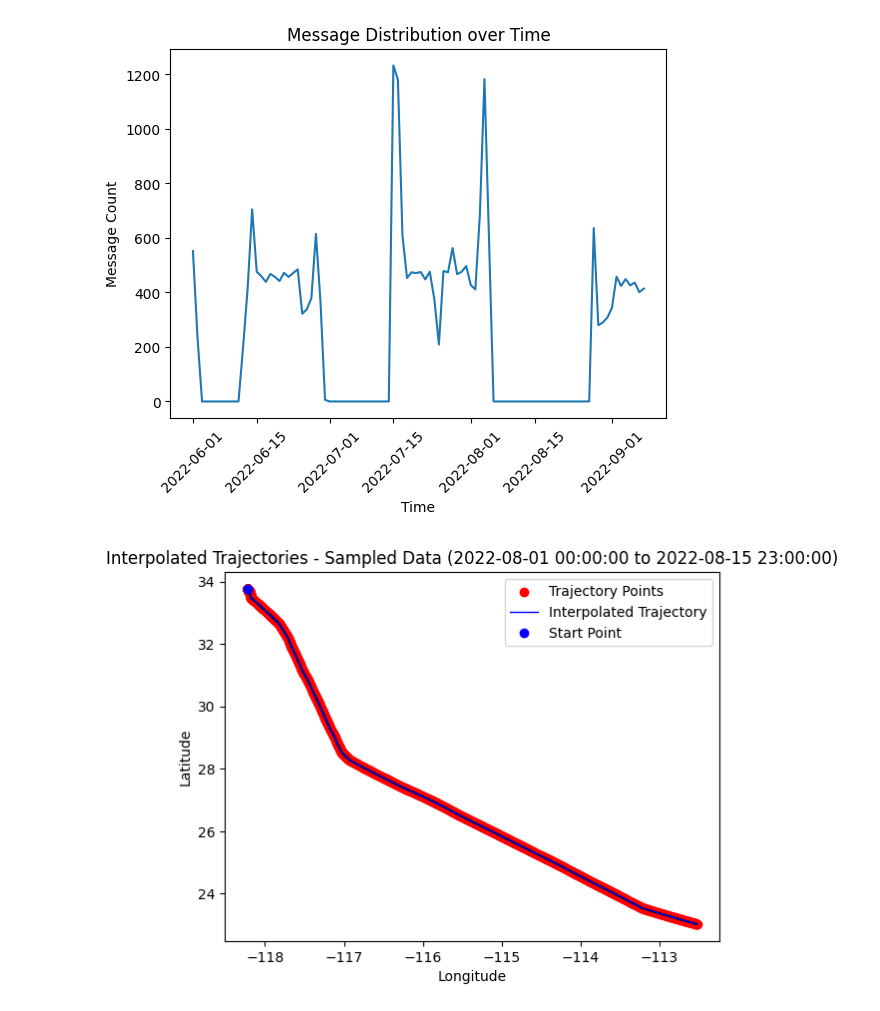
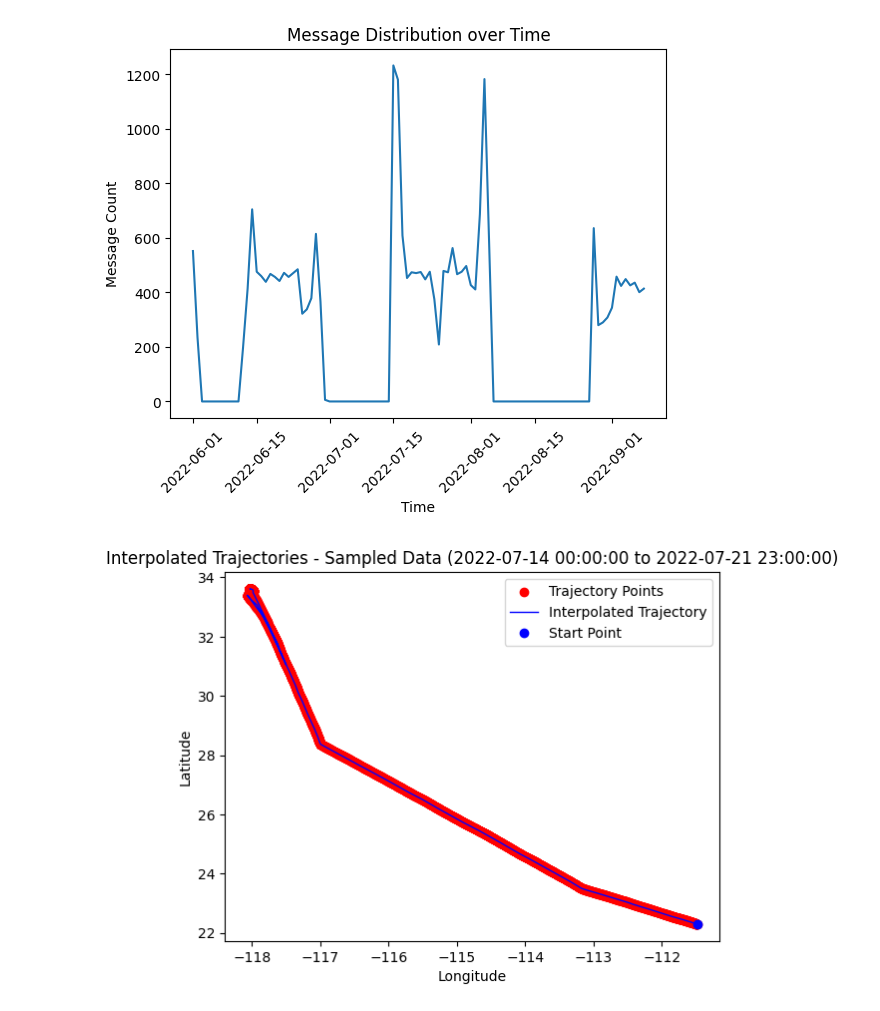
Before and after one commit to jordanbell2357/uscg-nais-data, a Jupyter notebook: BigQuery/MMSI_538008861.ipynb, the cells around one changed output. Cells and saved outputs as stored; diff of their text form; code cells hidden in the pictures.

```diff
--- a/BigQuery/MMSI_538008861.ipynb
+++ b/BigQuery/MMSI_538008861.ipynb
@@ -88,35 +92,28 @@ import matplotlib.pyplot as plt
 from scipy.interpolate import interp1d
 
 # Parameters
-start_date = '2022-08-01 00:00:00'  # Include the desired hour
-end_date = '2022-08-15 23:00:00'  # Include the desired hour
-sampling_rate = '1H'  # Options: '1min', '5min', '10min', '15min', '30min', '1H', '2H', '3H', ...
+start_date = pd.Timestamp('2022-07-14 00:00:00')  # Include the desired hour
+end_date = pd.Timestamp('2022-07-21 23:00:00')  # Include the desired hour
+sampling_rate = '15min'  # Options: '1min', '5min', '10min', '15min', '30min', '1H', '2H', '3H', ...
 
-# Define the DataFrame with desired columns
-df = results[['BaseDateTime', 'LAT', 'LON']]
-
-# Set the 'BaseDateTime' column as the DataFrame index
-df.set_index('BaseDateTime', inplace=True)
-
-# Convert to timezone naive UTC
-df.index = df.index.tz_convert('UTC').tz_localize(None)
+# Convert to timezone naive UTC by creating a copy of the DataFrame
+df = results[['BaseDateTime', 'LAT', 'LON']].copy()
+df['BaseDateTime'] = df['BaseDateTime'].dt.tz_convert('UTC').dt.tz_localize(None)
 
 # Apply time cutoff
-df = df.loc[start_date:end_date]
+df = df[(df['BaseDateTime'] >= start_date) & (df['BaseDateTime'] <= end_date)]
 
-# Resample the data to the specified sampling rate
-sampled_data = df.resample(sampling_rate).first()
-
-# Interpolate the data for smooth trajectories
-interpolated_data = sampled_data.interpolate(method='linear')
+# Resample the data to the specified sampling rate, keeping the first message in each interval
+df.set_index('BaseDateTime', inplace=True)
+sampled_data = df.resample(sampling_rate).first().dropna()
 
 # Convert datetime to numerical values
-time_vals = (interpolated_data.index - pd.Timestamp("1970-01-01")) // pd.Timedelta('1s')
+time_vals = (sampled_data.index - pd.Timestamp("1970-01-01")) // pd.Timedelta('1s')
 
 # Create an interpolation function for the latitude and longitude coordinates
 interp_func = interp1d(
     time_vals,
-    interpolated_data[['LAT', 'LON']],
+    sampled_data[['LAT', 'LON']],
     kind='linear',
     axis=0,
     fill_value='extrapolate'
@@ -127,9 +124,6 @@ new_time_vals = np.arange(time_vals.min(), time_vals.max(), 60)  # 60 seconds fo
 
 # Interpolate the latitude and longitude coordinates at the new time points
 new_coords = interp_func(new_time_vals)
-
-# Convert back to datetime format
-new_time = pd.to_datetime(new_time_vals, unit='s')
 
 # Create a scatter plot of the interpolated data
 plt.scatter(
@@ -139,50 +133,34 @@ plt.scatter(
     marker='o',
     label='Trajectory Points'
 )
 
 # Create a line plot of the interpolated trajectory
 plt.plot(
     new_coords[:, 1],
     new_coords[:, 0],
     '-',
     linewidth=1,
     color='blue',
     label='Interpolated Trajectory'
 )
 
 # Add a dot at the start of the trajectory
 plt.plot(
     new_coords[0, 1],
     new_coords[0, 0],
     'bo',
     label='Start Point'
 )
 
-# Compute difference for arrow directions
-d_coords = np.diff(new_coords, axis=0)
-
-# Add styling with arrows indicating the direction of time
-plt.quiver(
-    new_coords[:-1, 1],
-    new_coords[:-1, 0],
-    d_coords[:, 1],
-    d_coords[:, 0],
-    angles='xy',
-    scale_units='xy',
-    scale=1,
-    width=0.004,  # Increase the width to make the arrows wider
-    color='black'
-)
-
 # Customize the plot
 plt.xlabel('Longitude')
 plt.ylabel('Latitude')
 plt.title('Interpolated Trajectories - Sampled Data ({} to {})'.format(start_date, end_date))
 plt.legend()
 
 plt.show()
 # %% [output]
-[figure, old version]
+[figure, new version]
 # %%
 import pandas as pd
 import numpy as np
```
Also changed, not shown: parts of 5 cells of this notebook.
